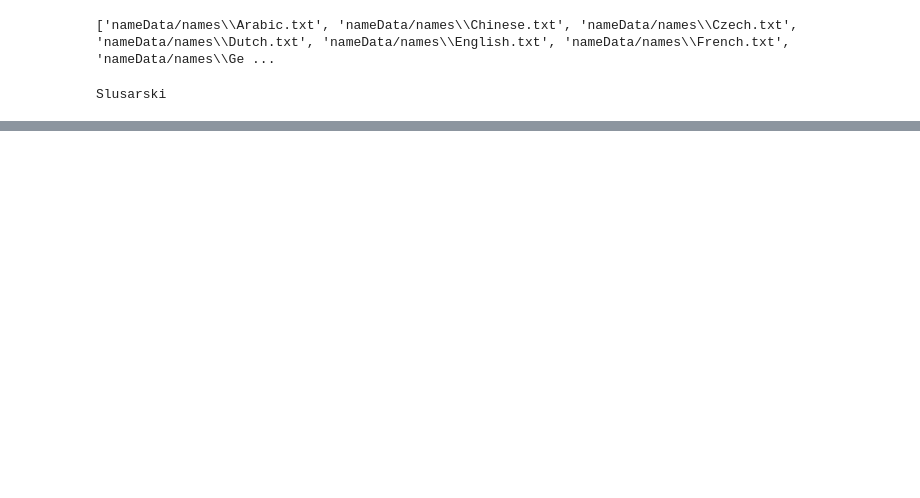
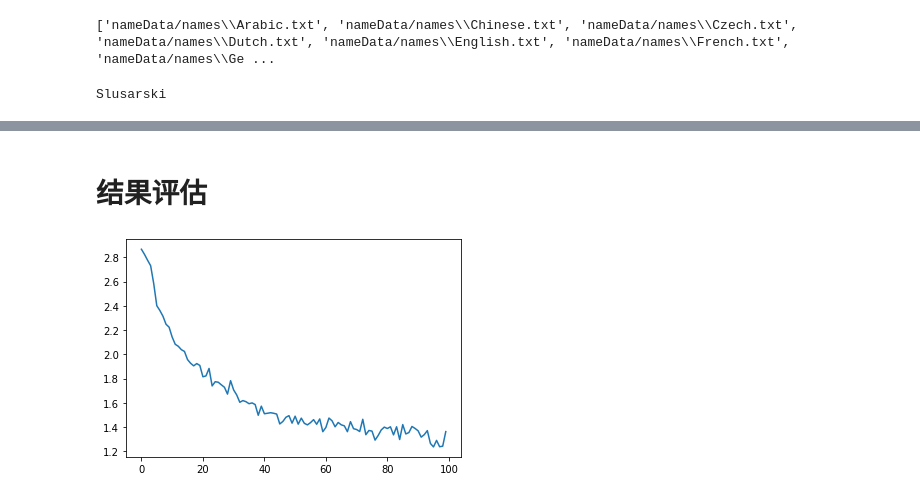
Before and after one commit to helloworld729/40_torch-self-learning, a Jupyter notebook: 02-NlpFromScratch/Rnn-classifier-charLevel.ipynb, the cells around one changed output, grey strips where cells are left out. Cells and saved outputs as stored; diff of their text form; code cells hidden in the pictures; blank space fills up the shorter version.

```diff
--- a/02-NlpFromScratch/Rnn-classifier-charLevel.ipynb
+++ b/02-NlpFromScratch/Rnn-classifier-charLevel.ipynb
@@ -37,0 +148,17 @@ all_categories = []
+# %%
+import random
+
+def randomChoice(l):
+    return l[random.randint(0, len(l) - 1)]
+
+def randomTrainingExample():
+    category = randomChoice(all_categories)        # 随机选择语言
+    line = randomChoice(category_lines[category])  # 随机选择姓名
+    category_tensor = torch.tensor([all_categories.index(category)], dtype=torch.long)  # 语言的一维索引向量
+    line_tensor = lineToTensor(line)  # 三维向量
+    return category, line, category_tensor, line_tensor
+
+for i in range(1):
+    category, line, category_tensor, line_tensor = randomTrainingExample()
+    print('category =', category, '/ line =', line)
+    print('category_tensor =', category_tensor, '/ line_tensor =', line_tensor.size())
@@ -37,0 +174,21 @@ all_categories = []
+# %%
+criterion = nn.NLLLoss()
+# %%
+learning_rate = 0.005 # If you set this too high, it might explode. If too low, it might not learn
+
+def train(category_tensor, line_tensor):
+    hidden = rnn.initHidden()
+
+    rnn.zero_grad()
+
+    for i in range(line_tensor.size()[0]):
+        output, hidden = rnn(line_tensor[i], hidden)
+
+    loss = criterion(output, category_tensor)
+    loss.backward()
+
+    # Add parameters' gradients to their values, multiplied by learning rate
+    for p in rnn.parameters():
+        p.data.add_(p.grad.data, alpha=-learning_rate)
+    # 每一个example执行完毕后，返回类别与损失
+    return output, loss.item()
@@ -37,0 +256,11 @@ all_categories = []
+# %% [markdown]
+# 结果评估
+# %%
+import matplotlib.pyplot as plt
+import matplotlib.ticker as ticker
+
+plt.figure()
+plt.plot(all_losses)
+plt.show()
+# %% [output]
+[figure, added]
```
Also changed, not shown: parts of 22 cells of this notebook.
